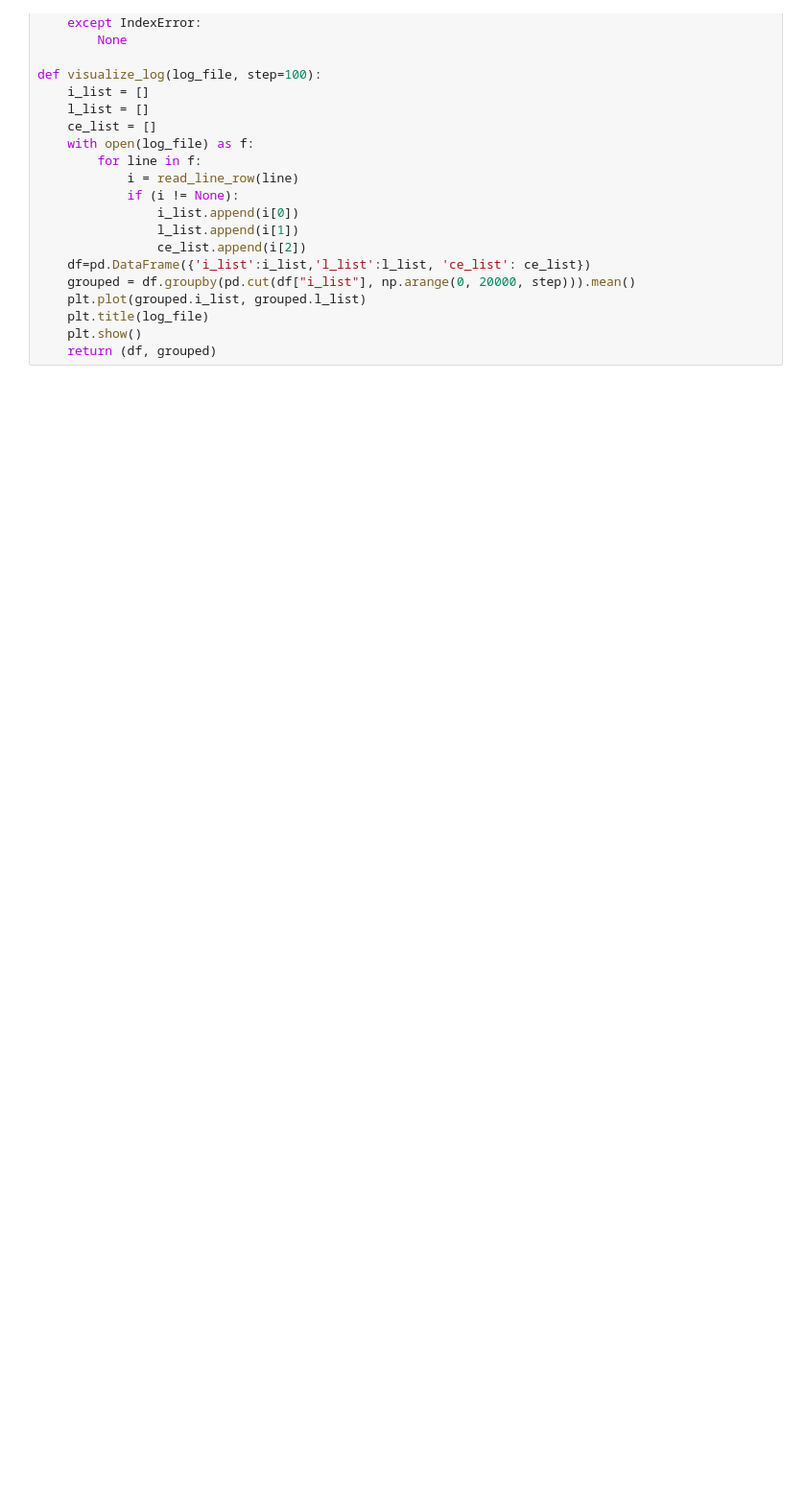
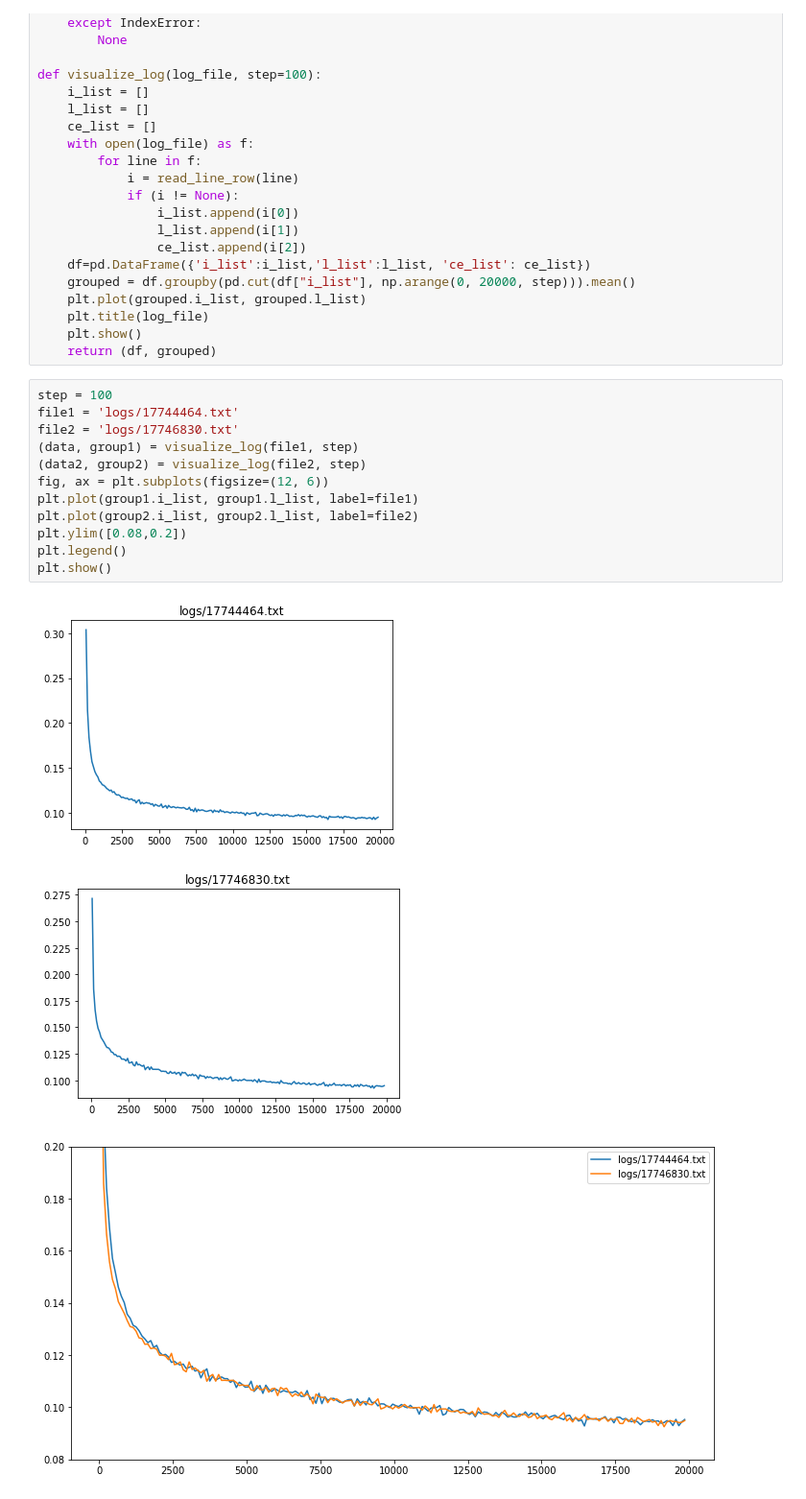
Before and after one commit to ktark/Transformer-CNN-microscopy-img, a Jupyter notebook: visualize_log.ipynb, the cells around one changed output. Shown at 96% size. Cells and saved outputs as stored; diff of their text form; blank space fills up the shorter version.

Commit message:
fix visualize log notebook

```diff
--- a/visualize_log.ipynb
+++ b/visualize_log.ipynb
@@ -42,3 +42,19 @@ def visualize_log(log_file, step=100):
     plt.title(log_file)
     plt.show()
     return (df, grouped)
+# %%
+step = 100
+file1 = 'logs/17744464.txt'
+file2 = 'logs/17746830.txt'
+(data, group1) = visualize_log(file1, step)
+(data2, group2) = visualize_log(file2, step)
+fig, ax = plt.subplots(figsize=(12, 6))
+plt.plot(group1.i_list, group1.l_list, label=file1)
+plt.plot(group2.i_list, group2.l_list, label=file2)
+plt.ylim([0.08,0.2])
+plt.legend()
+plt.show()
+# %% [output]
+[figure, added]
+[figure, added]
+[figure, added]
```
Also changed, not shown: parts of 4 cells of this notebook.
